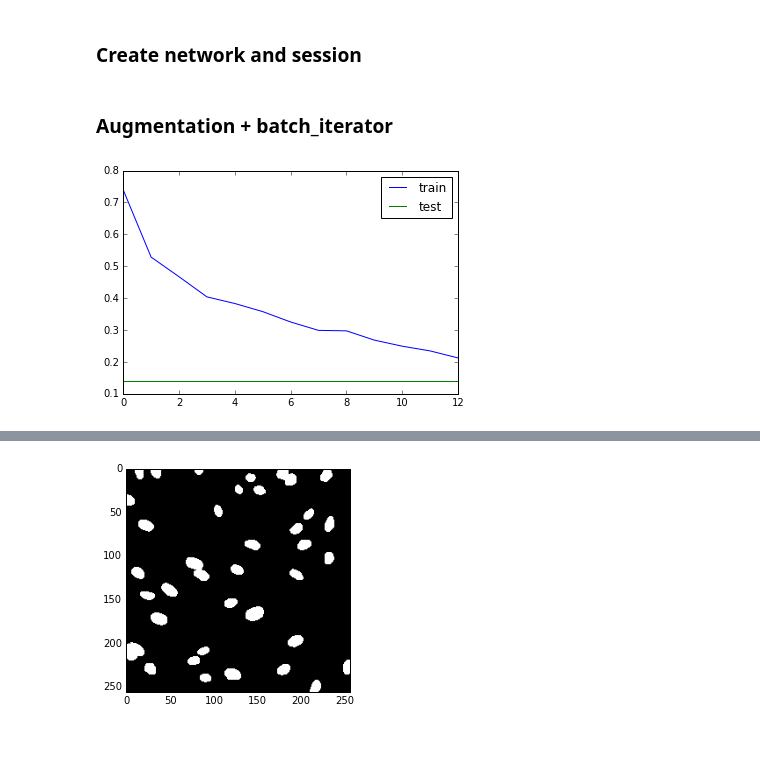
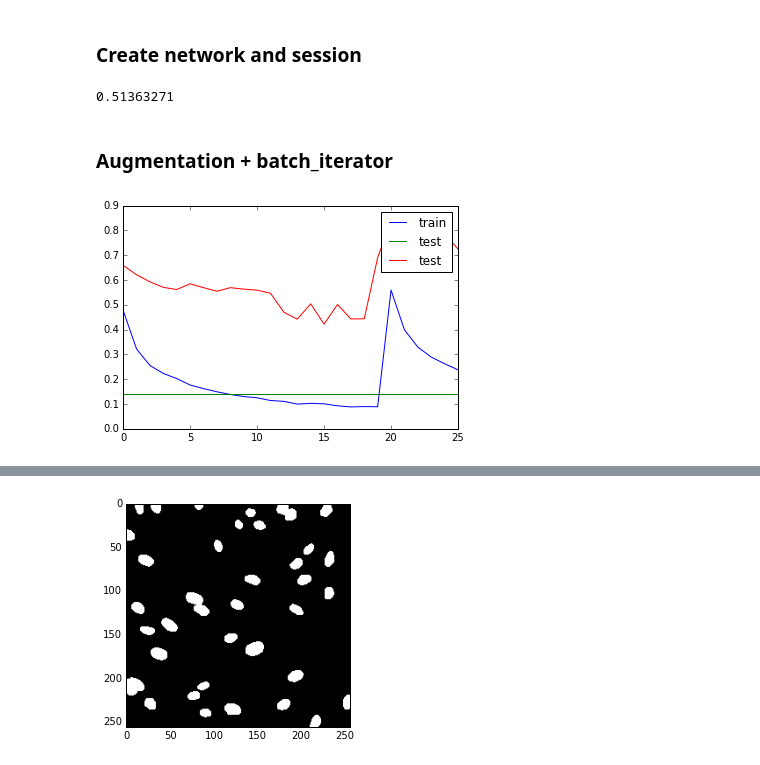
Before and after one commit to rykachevskiy/ds_bowl_2018, a Jupyter notebook: notebooks/Unet.ipynb, the cells around one changed output, grey strips where cells are left out. Cells and saved outputs as stored; diff of their text form; code cells hidden in the pictures.

```diff
--- a/notebooks/Unet.ipynb
+++ b/notebooks/Unet.ipynb
@@ -192,3 +208,7 @@ writer = tf.summary.FileWriter("../tf_logs", gr)
+# %%
+sess.run(loss, feed_dict={x:batch_x, target:batch_y, training:0})
+# %% [output]
+0.51363271
 # %% [markdown]
 ### Augmentation + batch_iterator
 # %%
@@ -247,67 +267,46 @@ def iterate_minibatches(x, batchsize, shuffle=True):
 # %%
 train_loss = []
 val_scores = []
+val_loss = []
 # %%
-epochs = 10
+epochs = 20
-# %%
-train_data = [x / x.max() for x in train_data]
 # %%
 for epoch in range(epochs):
     curr_loss = 0
-    #imgs = np.array([transform(im) for im in train_data[:]])
+    imgs = np.array([transform(im) for im in train_data[:]])
+    #imgs = np.array([im for im in train_data[:]])
     for i, (batch) in tqdm(enumerate(iterate_minibatches(imgs[:],20))):
         shapes = np.concatenate(([np.array(image.shape).reshape(1, -1) for image in batch]))
         batch_shape = (u16_d(shapes[:,0].min() - 1), u16_d(shapes[:,1].min() - 1))
         images = [crop(im, batch_shape) for im in batch]
 
         batch_x = np.concatenate([np.expand_dims(im[:,:,:1],0) for im in images], 0)
         batch_y = np.concatenate([np.expand_dims(im[:,:,1:2],0) for im in images], 0)
 
 
         batch_loss = sess.run([train_step,loss], feed_dict={x : batch_x, target: batch_y, training : True})
         curr_loss += batch_loss[1]
 
     train_loss.append(curr_loss / (i + 1))
 
     val_score = validate_simple(val_data)
-#     for val_im in tqdm(val_data[:]):
-#         prediction = sess.run(out, feed_dict={x : np.expand_dims(get_16_im(val_im[:,:,:1]), 0), training : False})
-#         mask = prediction[0][:val_im.shape[0],:val_im.shape[1],:1]
-#         mask_int = (mask > 0.5).astype(int)[:,:,0].astype('uint8')
-#         iou = np.logical_and((mask_int == val_im[:,:,1]),val_im[:,:,1]).sum() / val_im[:,:,1].sum()
-
-#     for val_im in tqdm(val_data[:]):
-#         prediction = sess.run(out, feed_dict={x : np.expand_dims(get_16_im(val_im[:,:,:1]), 0), training : False})
-#         mask = prediction[0][:val_im.shape[0],:val_im.shape[1],:1]
-#         mask_int = (mask > 0.5).astype(int)[:,:,0].astype('uint8')
-#         iou = (mask_int == val_im[:,:,1]).sum() / (val_im[:,:,1].shape[0] * val_im[:,:,1].shape[1])
-
-#         val_score += iou
-
-
 
 #     if epoch != 0:
 #         if val_score < val_scores[-1]:
 #             save_model("../model/model_1/")
 
 
     val_scores.append(val_score)
+    val_loss.append(sess.run(loss, feed_dict={x:batch_x, target:batch_y, training:0}))
 
     display.clear_output(wait=True)
     plt.plot(train_loss, label='train')
     plt.plot(val_scores, label='test')
+    plt.plot(val_loss, label='test')
     plt.legend()
     plt.show()
-
-#     val_loss = sess.run(loss,  feed_dict={inp : X[4000:].reshape(-1, 100), target: y[4000:].reshape(-1, 100)})
-#     val_losses.append(val_loss)
-#     val_x.append(len(losses_each_n))
-
-#     curr_loss == 0
-
-        #print(batch_loss[1])
 # %% [output]
-[figure, old version]
+[figure, new version]
 # %%
 val_score = validate_simple(val_data)
 # %%
```
Also changed, not shown: parts of 13 cells of this notebook.
